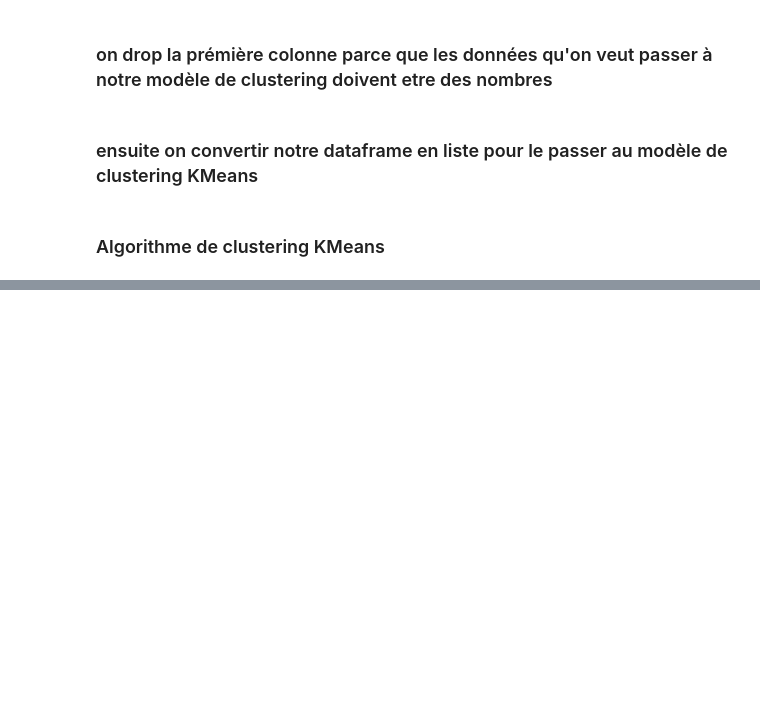
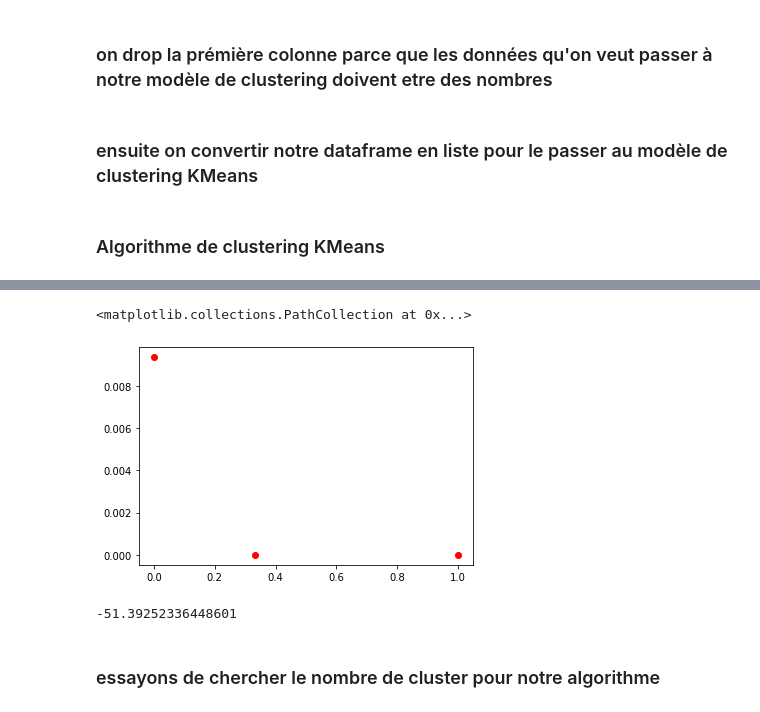
Before and after one commit to pfolaa/dsti-labs, a Jupyter notebook: fraud_detection.ipynb, the cells around one changed output, grey strips where cells are left out. Saved outputs shown, nothing was run; the diff lists cells and outputs as text; code cells hidden in the pictures; blank space fills up the shorter version.

```diff
--- a/fraud_detection.ipynb
+++ b/fraud_detection.ipynb
@@ -1956,0 +2754,6 @@ array([0, 0, 0, 0, 0, 0, 0, 0, 0, 0, 0, 0, 0, 1, 0, 0, 0, 0, 0, 0, 0, 0,
+# %%
+# pour avoir la position finale de nos centroides
+clusters = kmeans.cluster_centers_
+# comme on peut voir dans le résultat, on a comme coordonnées de nos centroides,
+# on a un tableau de 3 lignes et 16 colonnes
+clusters
@@ -1956,0 +2790,16 @@ array([0, 0, 0, 0, 0, 0, 0, 0, 0, 0, 0, 0, 0, 1, 0, 0, 0, 0, 0, 0, 0, 0,
+# %%
+# on affiche tous nos centroides pour l'axe 0 et tous nos centroides pour l'axe 1
+plt.scatter(clusters[:,0], clusters[:,1], c='red')
+# c'est grace à ces centroides qu'on va pouvoir faire nos futures prédictions
+# %% [output]
+<matplotlib.collections.PathCollection at 0x...>
+[figure, added]
+# %%
+# calculons la fonction cout pour notre modèle
+# c'est la somme des distances entre un cluster et le centroide
+kmeans.score(list_resultats)
+#kmeans.inertia_
+# %% [output]
+-51.39252336448601
+# %% [markdown]
+### essayons de chercher le nombre de cluster pour notre algorithme
```
Also changed, not shown: parts of 89 cells of this notebook.
